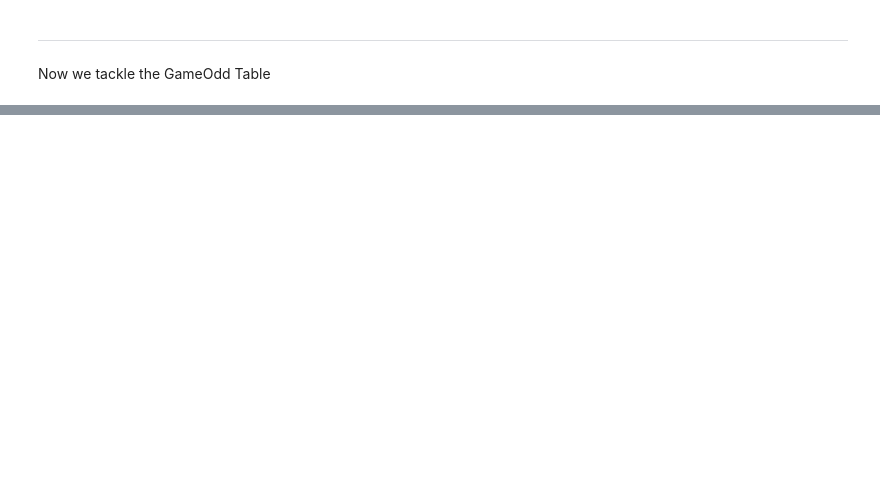
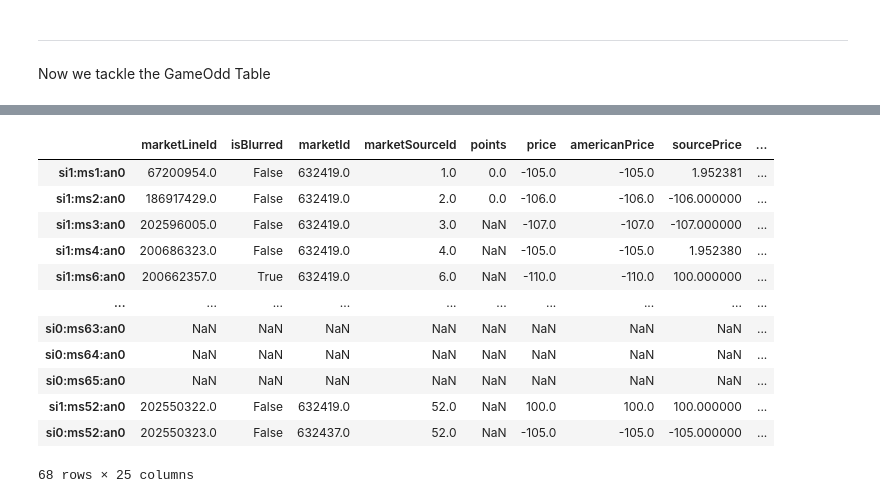
Before and after one commit to ammoore121/SportsBetting, a Jupyter notebook: Unabated_Insomnia_ETL.ipynb, the cells around one changed output, grey strips where cells are left out. Drawn from its saved outputs; the diff is of its cells as text; code cells hidden in the pictures; blank space fills up the shorter version.

```diff
--- a/Unabated_Insomnia_ETL.ipynb
+++ b/Unabated_Insomnia_ETL.ipynb
@@ -314,2 +316,24 @@ df_gameOdds.iat[0,0]
  'modifiedBy': -25,
  'id': None}
+# %%
+df_bt1 = df_gameOdds['bt1'].apply(pd.Series)
+df_bt2 = df_gameOdds['bt2'].apply(pd.Series)
+df_bt3 = df_gameOdds['bt3'].apply(pd.Series)
+# %%
+df_bt1['bet'] = 'bt1'
+df_bt2['bet'] = 'bt2'
+df_bt3['bet'] = 'bt3'
+# %% [output]
+|  | marketLineId | isBlurred | marketId | marketSourceId | points | price | americanPrice | sourcePrice | ... |
+| si1:ms1:an0 | 67200954.0 | False | 632419.0 | 1.0 | 0.0 | -105.0 | -105.0 | 1.952381 | ... |
+| si1:ms2:an0 | 186917429.0 | False | 632419.0 | 2.0 | 0.0 | -106.0 | -106.0 | -106.000000 | ... |
+| si1:ms3:an0 | 202596005.0 | False | 632419.0 | 3.0 | NaN | -107.0 | -107.0 | -107.000000 | ... |
+| si1:ms4:an0 | 200686323.0 | False | 632419.0 | 4.0 | NaN | -105.0 | -105.0 | 1.952380 | ... |
+| si1:ms6:an0 | 200662357.0 | True | 632419.0 | 6.0 | NaN | -110.0 | -110.0 | 100.000000 | ... |
+| ... | ... | ... | ... | ... | ... | ... | ... | ... | ... |
+| si0:ms63:an0 | NaN | NaN | NaN | NaN | NaN | NaN | NaN | NaN | ... |
+| si0:ms64:an0 | NaN | NaN | NaN | NaN | NaN | NaN | NaN | NaN | ... |
+| si0:ms65:an0 | NaN | NaN | NaN | NaN | NaN | NaN | NaN | NaN | ... |
+| si1:ms52:an0 | 202550322.0 | False | 632419.0 | 52.0 | NaN | 100.0 | 100.0 | 100.000000 | ... |
+| si0:ms52:an0 | 202550323.0 | False | 632437.0 | 52.0 | NaN | -105.0 | -105.0 | -105.000000 | ... |
+68 rows × 25 columns
```
Also changed, not shown: parts of 13 cells of this notebook.
